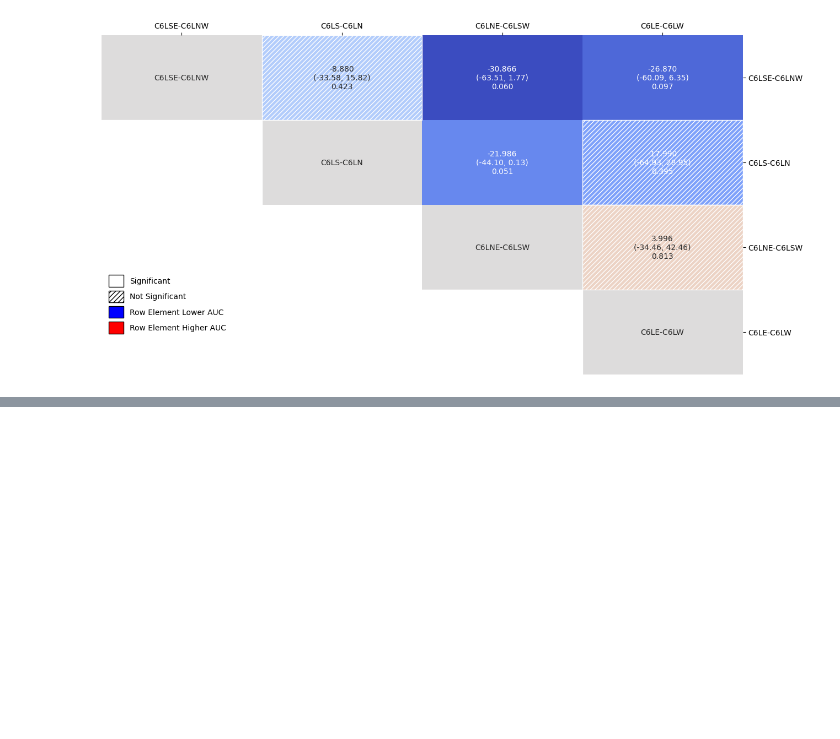
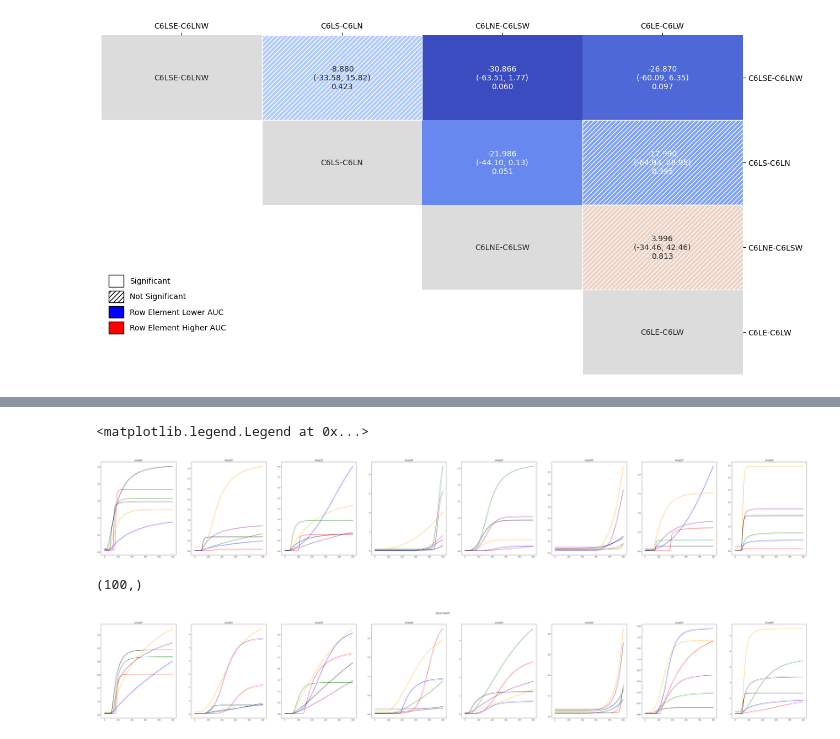
Before and after one commit to hbmep/rat-mapping, a Jupyter notebook: notebooks/L_CIRC/v2_selectivity.ipynb, the cells around one changed output, grey strips where cells are left out. Saved outputs shown, nothing was run; the diff lists cells and outputs as text; code cells hidden in the pictures; blank space fills up the shorter version.

```diff
--- a/notebooks/L_CIRC/v2_selectivity.ipynb
+++ b/notebooks/L_CIRC/v2_selectivity.ipynb
@@ -22,3 +22,9 @@ src = "/home/andres/repos/rat-mapping-paper/reports/L_CIRC/inference.pkl"
 
 with open(src, "rb") as f:
     df, encoder_dict, model, posterior_samples, = pickle.load(f)
+
+
+prediction_df = model.make_prediction_dataset(df=df, min_intensity=0., max_intensity=500.)
+posterior_predictive = model.predict(
+    df=prediction_df, posterior_samples=posterior_samples
+)
@@ -317,0 +354,11 @@ auc_heatmap_selectivity(2, [0,1,2,3,4,5])
+# %%
+diam = [cpos for cpos in compound_positions if cpos.split("-")[1] != "C6LC" and cpos.split("-")[0]]
+diam_encoded = encoder_dict[model.features[1]].transform(diam)
+
+ind = df[model.features[1]].isin(diam_encoded)
+temp_df = df[ind].reset_index(drop=True).copy()
+
+key = "diameters"
+destination_path = f"/home/andres/repos/rat-mapping-paper/reports/L_CIRC/{key}.pdf"
+
+render_rc(df=temp_df, destination_path=destination_path)
@@ -317,0 +392,40 @@ auc_heatmap_selectivity(2, [0,1,2,3,4,5])
+# %%
+cpos = "C6LNE-C6LSW"
+colors = ["red", "orange", "purple", "green", "blue", "black"]
+plot_labels = []
+titles = []
+fig, ax = plt.subplots(1,8, figsize=(75, 10))
+
+for idx, s in enumerate(subjects):
+    subject_encoded, cpos_encoded = encoder_dict[model.features[0]].transform([s]).item(), encoder_dict[model.features[1]].transform([cpos]).item()
+    ind = prediction_df[model.features].apply(tuple, axis=1).isin([(subject_encoded, cpos_encoded)])
+    y_temp = posterior_predictive[site.mu][:, ind, :]
+    x_temp = prediction_df[ind][model.intensity].values
+    ax_temp = ax[idx]
+    ax_temp.set_title(s)
+
+    for i in range(y_temp.shape[2]):
+        sns.lineplot(x=x_temp, y=y_temp.mean(axis=0)[..., i], color= colors[i], ax = ax_temp)
+        # plot_labels.append(f"{colors[i]}: {response[i]}")
+
+plt.legend(plot_labels)
+# sns.move_legend(ax, "upper left", bbox_to_anchor=(1, 1))
+# %% [output]
+<matplotlib.legend.Legend at 0x...>
+[figure, added]
+# %%
+subject, cpos = "amap01", "C6LNE-C6LSW"
+subject_encoded, cpos_encoded = encoder_dict[model.features[0]].transform([subject]).item(), encoder_dict[model.features[1]].transform([cpos]).item()
+
+subject_encoded, cpos_encoded
+
+ind = prediction_df[model.features].apply(tuple, axis=1).isin([(subject_encoded, cpos_encoded)])
+ind.sum()
+
+y_temp = posterior_predictive[site.mu][:, ind, :]
+y_temp.shape
+
+x_temp = prediction_df[ind][model.intensity].values
+x_temp.shape
+# %% [output]
+(100,)
@@ -317,0 +455,4 @@ auc_heatmap_selectivity(2, [0,1,2,3,4,5])
+# %%
+plot_muscpos_recruitmentcurves("C6LSE-C6LNW")
+# %% [output]
+[figure, added]
```
Also changed, not shown: parts of 15 cells of this notebook, 2 other files.
